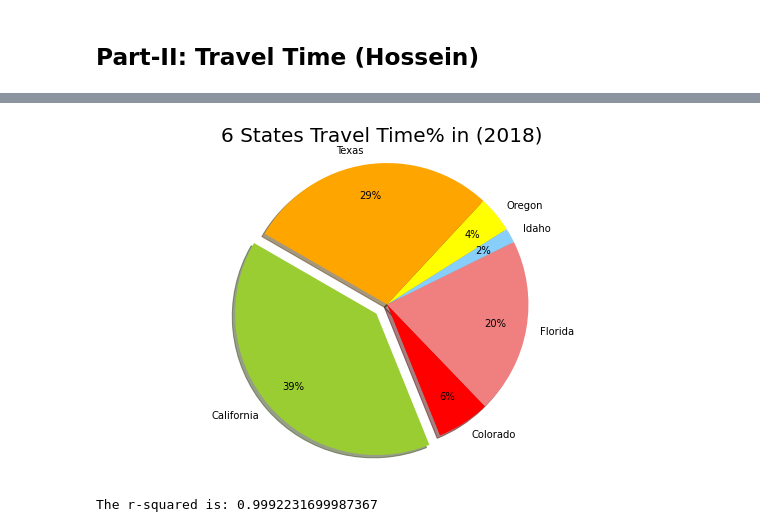
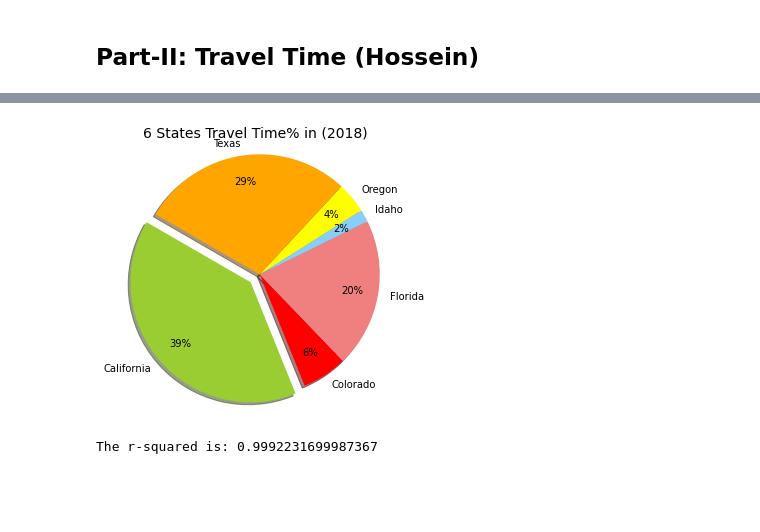
Before and after one commit to J3N1/UCI-Project-1-Team7, a Jupyter notebook: final_script.ipynb, the cells around one changed output, grey strips where cells are left out. Drawn from its saved outputs; the diff is of its cells as text; code cells hidden in the pictures; blank space fills up the shorter version.

```diff
--- a/final_script.ipynb
+++ b/final_script.ipynb
@@ -309,21 +309,22 @@ plt.show()
 # %%
 # DATA SET 3
+
 labels = all_census_data["State Name"].unique()
 time_to_work = all_census_data["Travel Time to Work"].loc[all_census_data['Year']==2018]
 colors = ["yellowgreen", "red", "lightcoral", "lightskyblue", "yellow", "orange"]
 explode = (0.1,0,0,0,0,0)
-fig = plt.figure(figsize = (10, 6))
+fig = plt.figure(figsize = (5, 5))
 plt.pie(time_to_work, explode=explode, labels=labels, colors=colors,
         autopct="%1.0f%%", pctdistance=0.78, labeldistance=1.1, shadow=True, startangle=150)
 # Create axes which are equal so we have a perfect circle
 plt.axis("equal")
-plt.title('6 States Travel Time% in (2018)',fontsize=(20))
+plt.title('6 States Travel Time% in (2018)',fontsize=(14))
 
-plt.savefig('Images/6_States_Travel_Time%_in_(2018).png', bbox_inches='tight')
+plt.savefig('Images/6_States_Travel_Time%_in_2018.png', bbox_inches='tight')
 
 plt.show()
 # %% [output]
-[figure, old version]
+[figure, new version]
 # %%
 plt.figure(figsize=(5,5))
 x_values = all_census_data["Population"].loc[all_census_data['Year']==2018]
```
Also changed, not shown: parts of 1 cell of this notebook, 1 other file.
